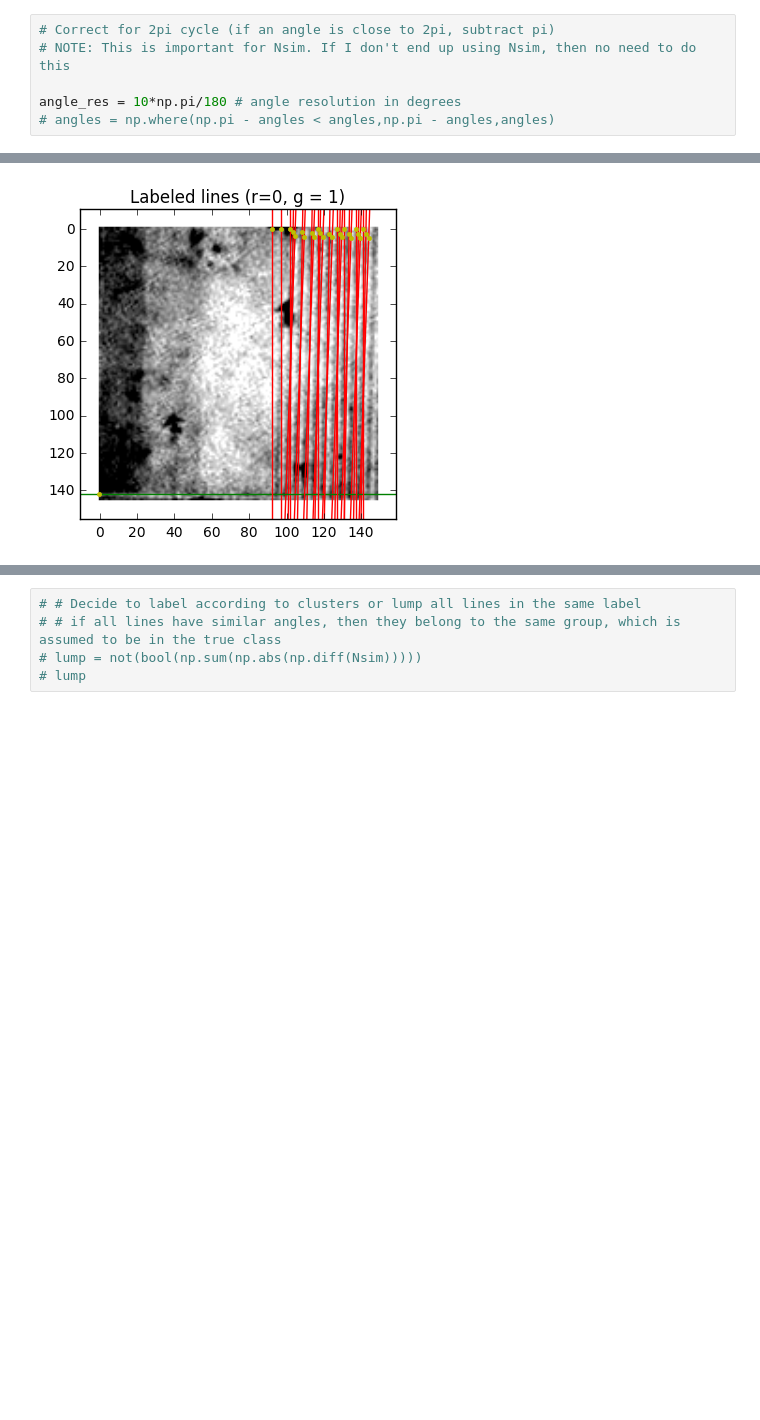
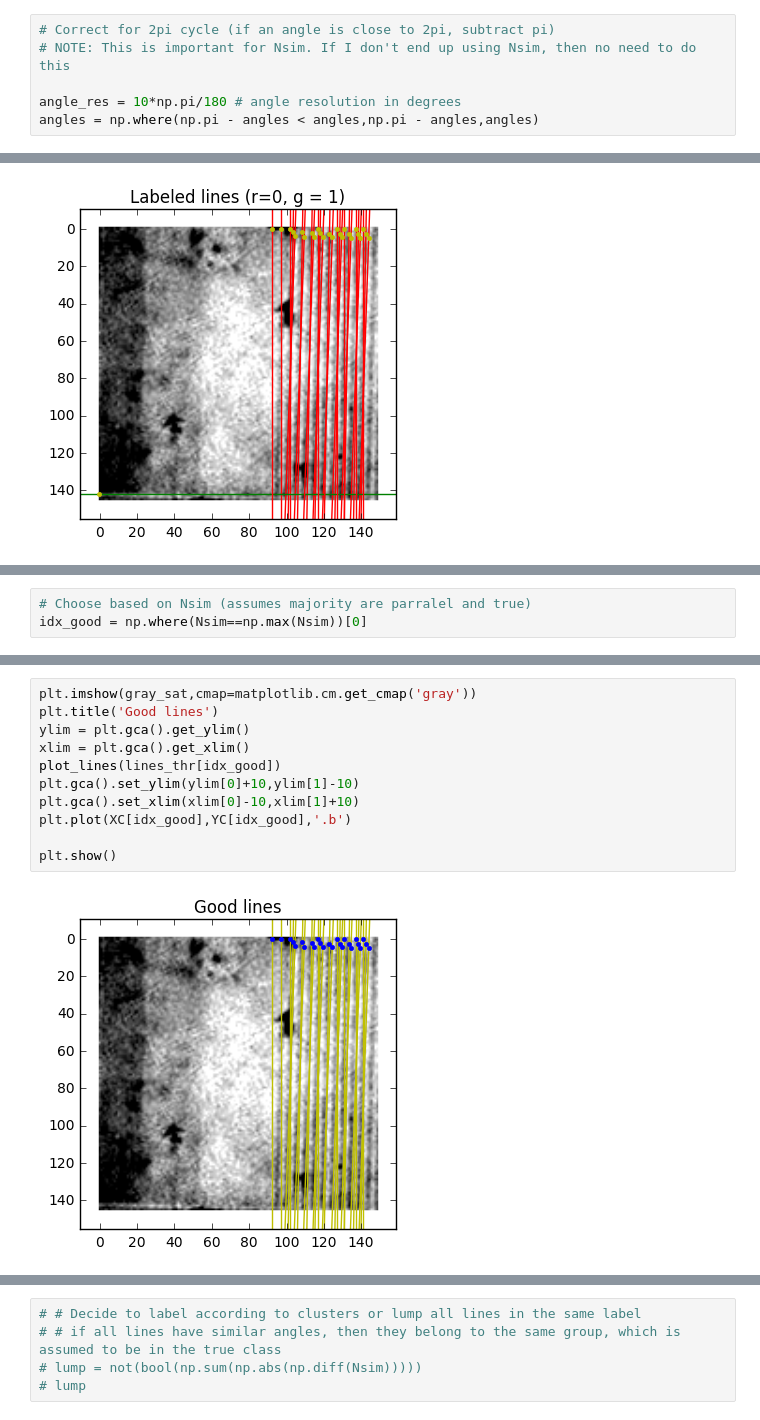
Before and after one commit to liu963/insight-project, a Jupyter notebook: pattern-recognition/PatternRecognition.ipynb, the cells around one changed output, grey strips where cells are left out. Drawn from its saved outputs; the diff is of its cells as text; blank space fills up the shorter version.

Commit message:
Implemented calculation of angle and cycle of detected patterns

```diff
--- a/pattern-recognition/PatternRecognition.ipynb
+++ b/pattern-recognition/PatternRecognition.ipynb
@@ -566,7 +566,7 @@ angles = lines_thr.squeeze()[:,1]#*180./np.pi
 # NOTE: This is important for Nsim. If I don't end up using Nsim, then no need to do this
 
 angle_res = 10*np.pi/180 # angle resolution in degrees
-# angles = np.where(np.pi - angles < angles,np.pi - angles,angles)
+angles = np.where(np.pi - angles < angles,np.pi - angles,angles)
 # %%
 # Feature 2: distance to closest centroid
 XC, YC = get_centroids(lines_thr)
@@ -657,0 +654,3 @@ angle_res
+# %%
+# Choose based on Nsim (assumes majority are parralel and true)
+idx_good = np.where(Nsim==np.max(Nsim))[0]
@@ -657,0 +674,13 @@ angle_res
+# %%
+plt.imshow(gray_sat,cmap=matplotlib.cm.get_cmap('gray'))
+plt.title('Good lines')
+ylim = plt.gca().get_ylim()
+xlim = plt.gca().get_xlim()
+plot_lines(lines_thr[idx_good])
+plt.gca().set_ylim(ylim[0]+10,ylim[1]-10)
+plt.gca().set_xlim(xlim[0]-10,xlim[1]+10)
+plt.plot(XC[idx_good],YC[idx_good],'.b')
+
+plt.show()
+# %% [output]
+[figure, added]
```
Also changed, not shown: parts of 17 cells of this notebook.
